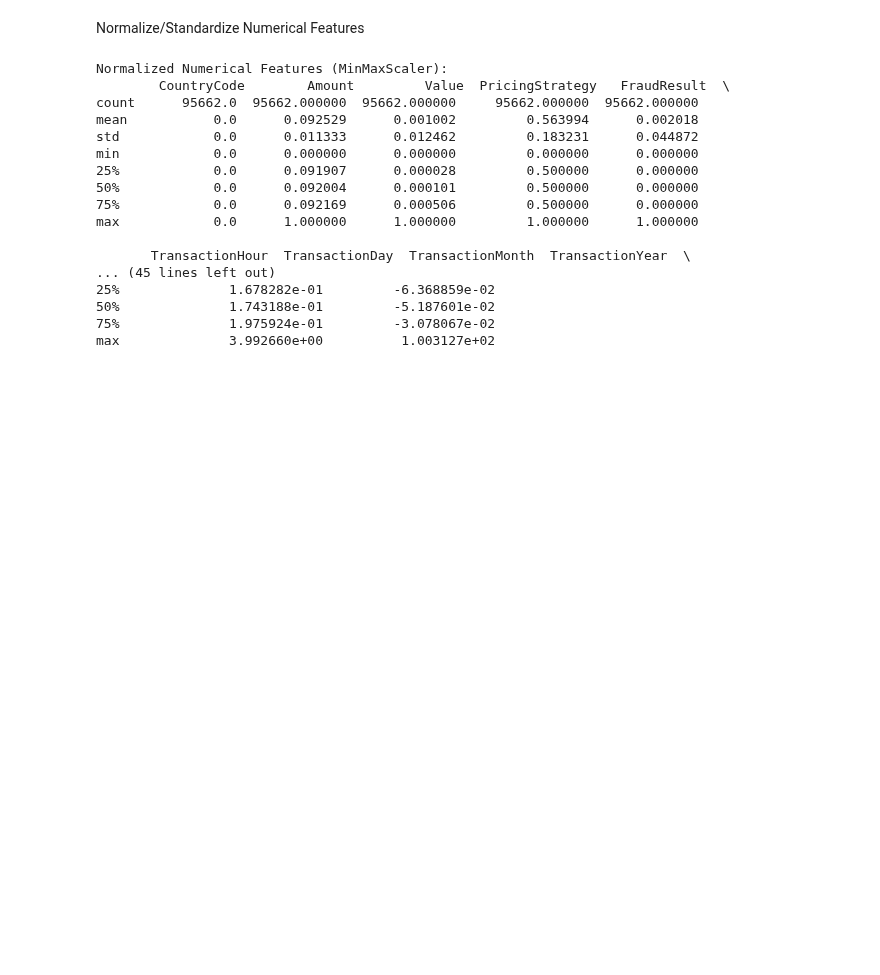
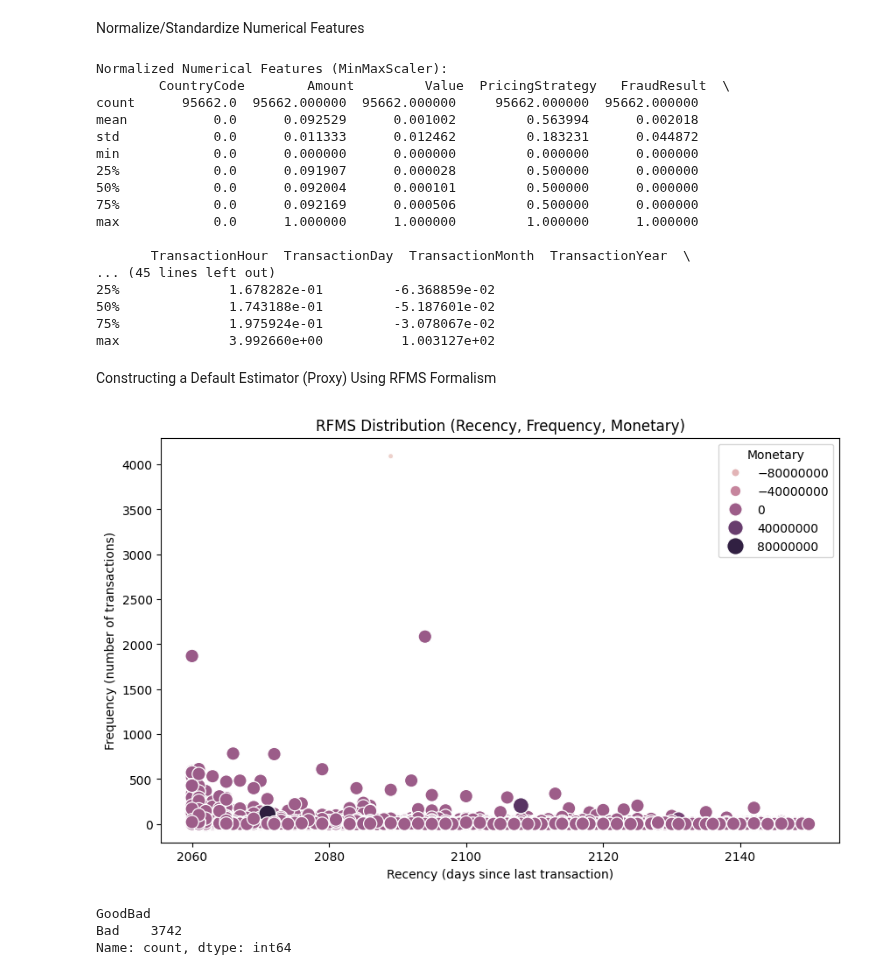
Before and after one commit to Birkity/-Credit-Scoring-Model, a Jupyter notebook: notebooks/task_2.ipynb, the cells around one changed output. Saved outputs shown, nothing was run; the diff lists cells and outputs as text; code cells hidden in the pictures; blank space fills up the shorter version.

Commit message:
Constructing a Default Estimator (Proxy) Using RFMS Formalism

```diff
--- a/notebooks/task_2.ipynb
+++ b/notebooks/task_2.ipynb
@@ -235,3 +235,32 @@ max            0.0      1.000000      1.000000         1.000000      1.000000
 50%              1.743188e-01         -5.187601e-02
 75%              1.975924e-01         -3.078067e-02
 max              3.992660e+00          1.003127e+02
+# %% [markdown]
+Constructing a Default Estimator (Proxy) Using RFMS Formalism
+# %%
+df['TransactionStartTime'] = pd.to_datetime(df['TransactionStartTime'])
+last_transaction = df.groupby('CustomerId')['TransactionStartTime'].max().reset_index()
+
+last_transaction['Recency'] = (datetime.now(timezone.utc) - last_transaction['TransactionStartTime']).dt.days
+
+customer_rfms = customer_aggregates.merge(last_transaction[['CustomerId', 'Recency']], on='CustomerId')
+
+customer_rfms['Frequency'] = customer_rfms['TransactionCount']
+
+customer_rfms['Monetary'] = customer_rfms['TotalTransactionAmount']
+
+plt.figure(figsize=(10, 6))
+sns.scatterplot(x='Recency', y='Frequency', size='Monetary', hue='Monetary', data=customer_rfms, sizes=(20, 200))
+plt.title('RFMS Distribution (Recency, Frequency, Monetary)')
+plt.xlabel('Recency (days since last transaction)')
+plt.ylabel('Frequency (number of transactions)')
+plt.show()
+
+customer_rfms['GoodBad'] = np.where((customer_rfms['Recency'] < 30) & (customer_rfms['Frequency'] > 10), 'Good', 'Bad')
+
+print(customer_rfms['GoodBad'].value_counts())
+# %% [output]
+[figure, added]
+GoodBad
+Bad    3742
+Name: count, dtype: int64
```
